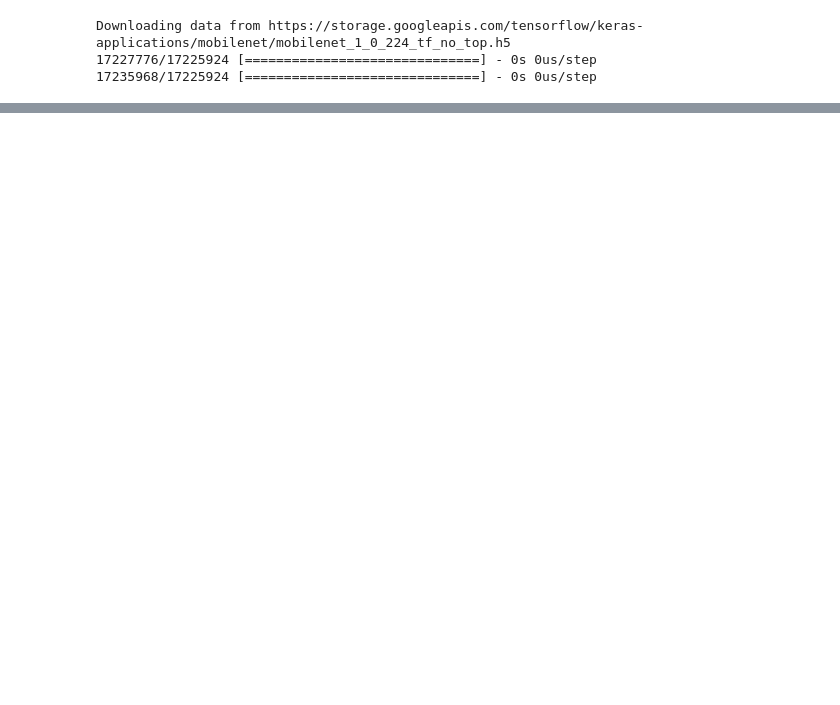
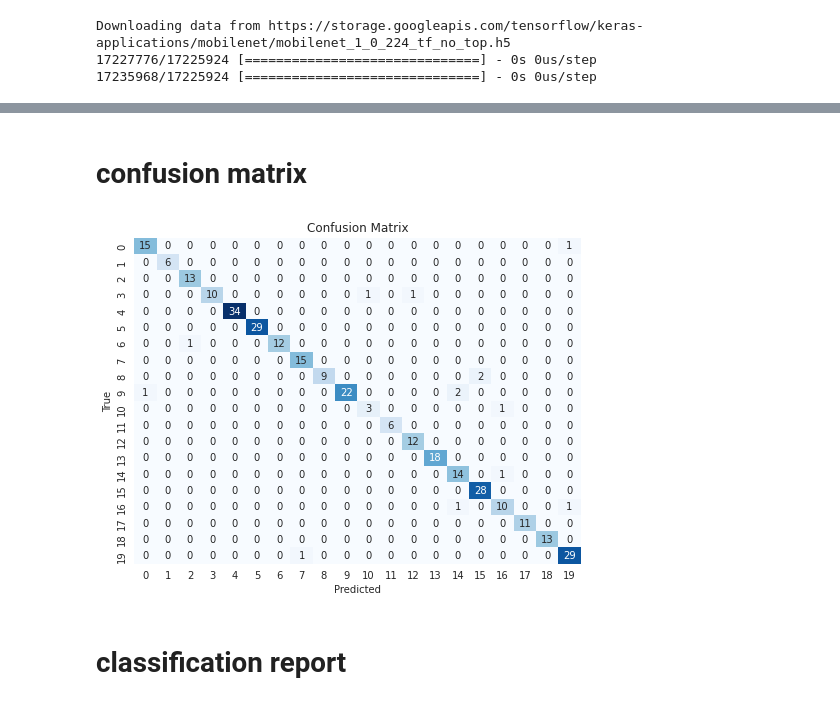
Before and after one commit to ALaaAlawdi/Adepartment-Price-in-Sudia-Arabia, a Jupyter notebook: mobile-net-81-4-test-cars-classifiction.ipynb, the cells around one changed output, grey strips where cells are left out. Saved outputs shown, nothing was run; the diff lists cells and outputs as text; code cells hidden in the pictures; blank space fills up the shorter version.

Commit message:
Kaggle Notebook | Mobile Net 81.4 %  test Cars classifiction  | Version 8

```diff
--- a/mobile-net-81-4-test-cars-classifiction.ipynb
+++ b/mobile-net-81-4-test-cars-classifiction.ipynb
@@ -138,0 +95,7 @@ Name: labels, dtype: int64
+# %%
+# Split the dataset using train_test_split
+train_df, dummy_df = train_test_split(df, train_size=train_split, shuffle=True, random_state=123)
+test_df, valid_df = train_test_split(dummy_df, train_size=test_split/(1-train_split), shuffle=True, random_state=123)
+
+# Display the sizes of train, test, and valid sets
+print("Train set size:", len(train_df), "| Test set size:", len(test_df), "| Valid set size:", len(valid_df))
@@ -270,0 +308,24 @@ plt.show()
+# %%
+# Get true labels for the test set
+y_true_classes = test_gen.classes
+
+# Predict the labels for the test set
+y_pred = model.predict(test_gen)
+y_pred_classes = np.argmax(y_pred, axis=1)
+# %% [markdown]
+# confusion matrix
+# %%
+# Generate confusion matrix
+conf_matrix = confusion_matrix(y_true_classes, y_pred_classes)
+
+# Plot confusion matrix
+plt.figure(figsize=(8, 6))
+sns.heatmap(conf_matrix, annot=True, fmt='d', cmap='Blues', cbar=False)
+plt.title('Confusion Matrix')
+plt.xlabel('Predicted')
+plt.ylabel('True')
+plt.show()
+# %% [output]
+[figure, added]
+# %% [markdown]
+# classification report
```
Also changed, not shown: parts of 34 cells of this notebook.
